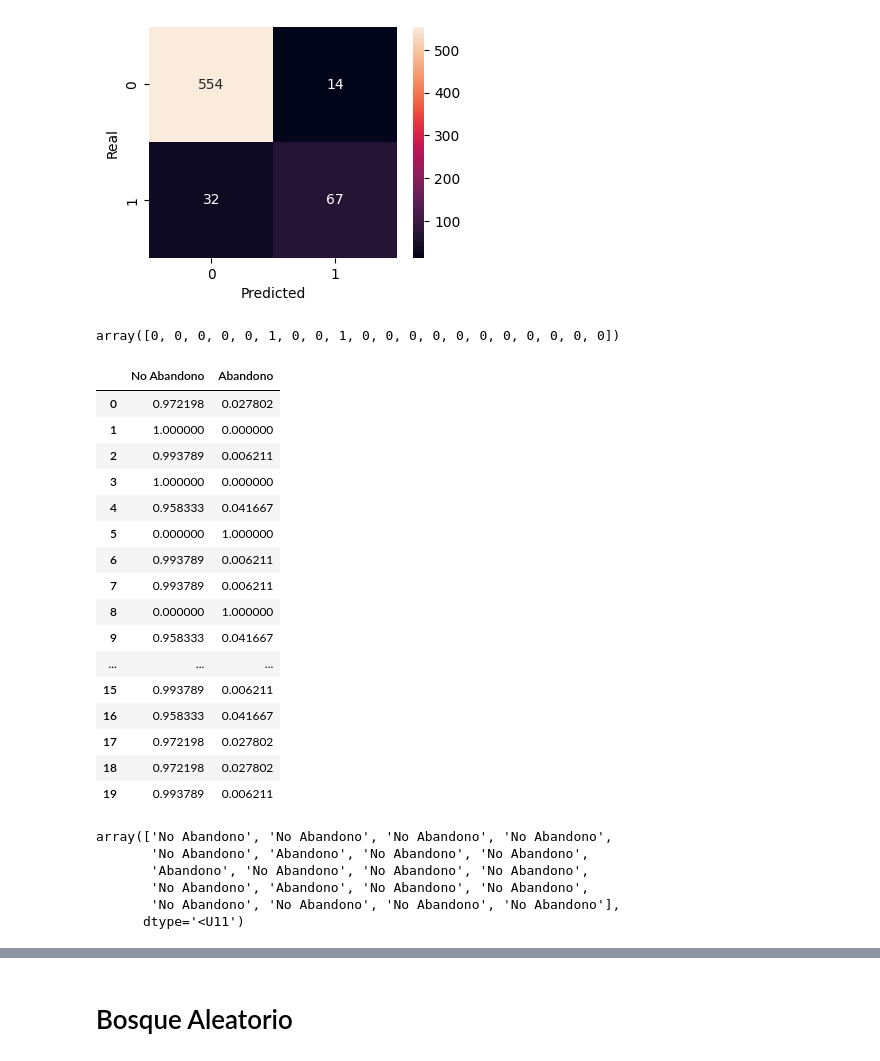
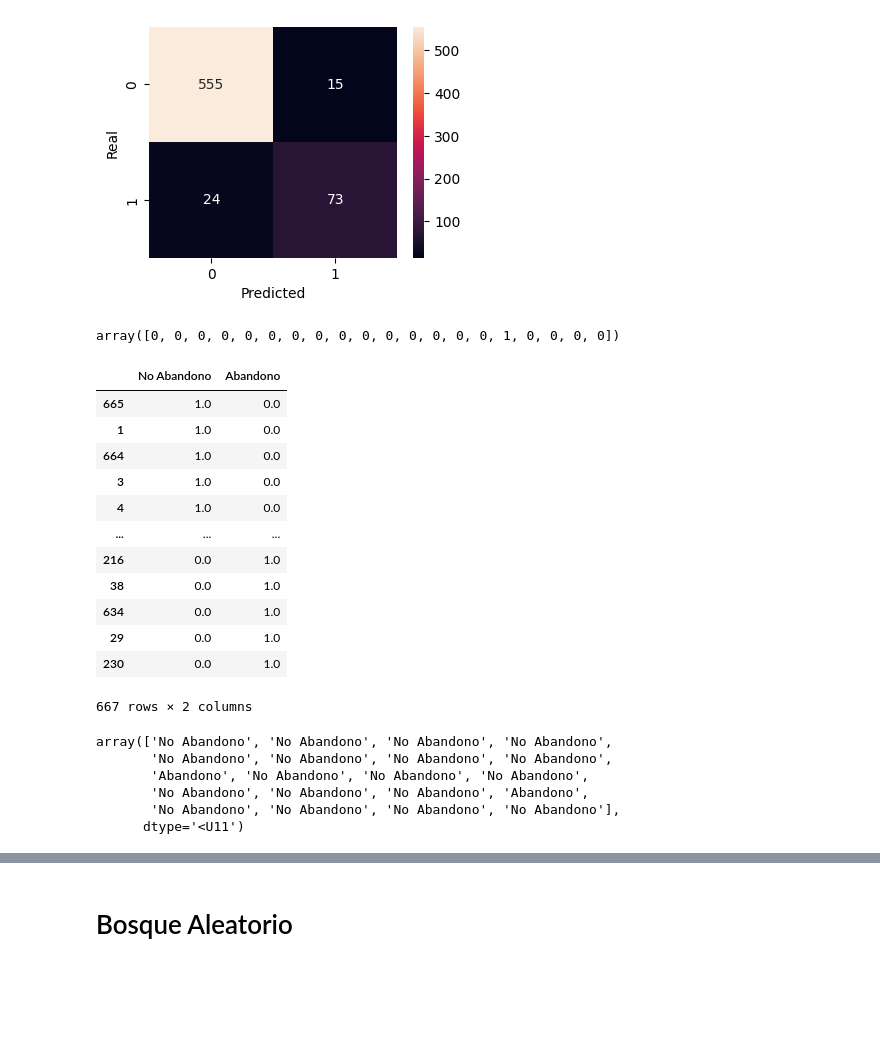
Before and after one commit to AnIsAsPe/ClasificadorClientesTelecom, a Jupyter notebook: Notebooks/Churn_Telecom.ipynb, the cells around one changed output, grey strips where cells are left out. Cells and saved outputs as stored; diff of their text form; code cells hidden in the pictures; blank space fills up the shorter version.

```diff
--- a/Notebooks/Churn_Telecom.ipynb
+++ b/Notebooks/Churn_Telecom.ipynb
@@ -289,6 +290,7 @@ X = df.drop('Abandono', axis=1)
 X_train, X_test, y_train, y_test = train_test_split(X, y,
                                                     test_size=0.2,
                                                     shuffle=True,
+                                                    stratify=y,
                                                     random_state=8)
 
 # ¿Cómo son los conjuntos de entrenamiento y prueba?
@@ -347,7 +349,7 @@ y_pred_test = {}
 exactitud_train={}
 exactitud_test = {}
 
-for p in range(3,19):
+for p in range(3,28):
     # Entrenamiento del modelo
     clf[p] = DecisionTreeClassifier(max_depth = p,
                                criterion = "entropy",
@@ -454,36 +473,32 @@ plt.show()
 # %%
 model.predict(X_test)[0:20]
 # %% [output]
-array([0, 0, 0, 0, 0, 1, 0, 0, 1, 0, 0, 0, 0, 0, 0, 0, 0, 0, 0, 0])
+array([0, 0, 0, 0, 0, 0, 0, 0, 0, 0, 0, 0, 0, 0, 0, 1, 0, 0, 0, 0])
 # %%
-pd.DataFrame(model.predict_proba(X_test), columns=['No Abandono', 'Abandono']).head(20)
+pd.DataFrame(model.predict_proba(X_test), columns=['No Abandono', 'Abandono']).sort_values('Abandono')
 # %% [output]
 |  | No Abandono | Abandono |
-| 0 | 0.972198 | 0.027802 |
-| 1 | 1.000000 | 0.000000 |
-| 2 | 0.993789 | 0.006211 |
-| 3 | 1.000000 | 0.000000 |
-| 4 | 0.958333 | 0.041667 |
-| 5 | 0.000000 | 1.000000 |
-| 6 | 0.993789 | 0.006211 |
-| 7 | 0.993789 | 0.006211 |
-| 8 | 0.000000 | 1.000000 |
-| 9 | 0.958333 | 0.041667 |
+| 665 | 1.0 | 0.0 |
+| 1 | 1.0 | 0.0 |
+| 664 | 1.0 | 0.0 |
+| 3 | 1.0 | 0.0 |
+| 4 | 1.0 | 0.0 |
 | ... | ... | ... |
-| 15 | 0.993789 | 0.006211 |
-| 16 | 0.958333 | 0.041667 |
-| 17 | 0.972198 | 0.027802 |
-| 18 | 0.972198 | 0.027802 |
-| 19 | 0.993789 | 0.006211 |
+| 216 | 0.0 | 1.0 |
+| 38 | 0.0 | 1.0 |
+| 634 | 0.0 | 1.0 |
+| 29 | 0.0 | 1.0 |
+| 230 | 0.0 | 1.0 |
+667 rows × 2 columns
 # %%
 umbral = 0.15 # por arriba del cual se clasificaría como clase 1
 prediccion_test = np.where( model.predict_proba(X_test)[:, 1] > umbral, 'Abandono', 'No Abandono')
 prediccion_test[0:20]
 # %% [output]
 array(['No Abandono', 'No Abandono', 'No Abandono', 'No Abandono',
-       'No Abandono', 'Abandono', 'No Abandono', 'No Abandono',
+       'No Abandono', 'No Abandono', 'No Abandono', 'No Abandono',
        'Abandono', 'No Abandono', 'No Abandono', 'No Abandono',
-       'No Abandono', 'Abandono', 'No Abandono', 'No Abandono',
+       'No Abandono', 'No Abandono', 'No Abandono', 'Abandono',
        'No Abandono', 'No Abandono', 'No Abandono', 'No Abandono'],
       dtype='<U11')
 # %%
```
Also changed, not shown: parts of 12 cells of this notebook.
